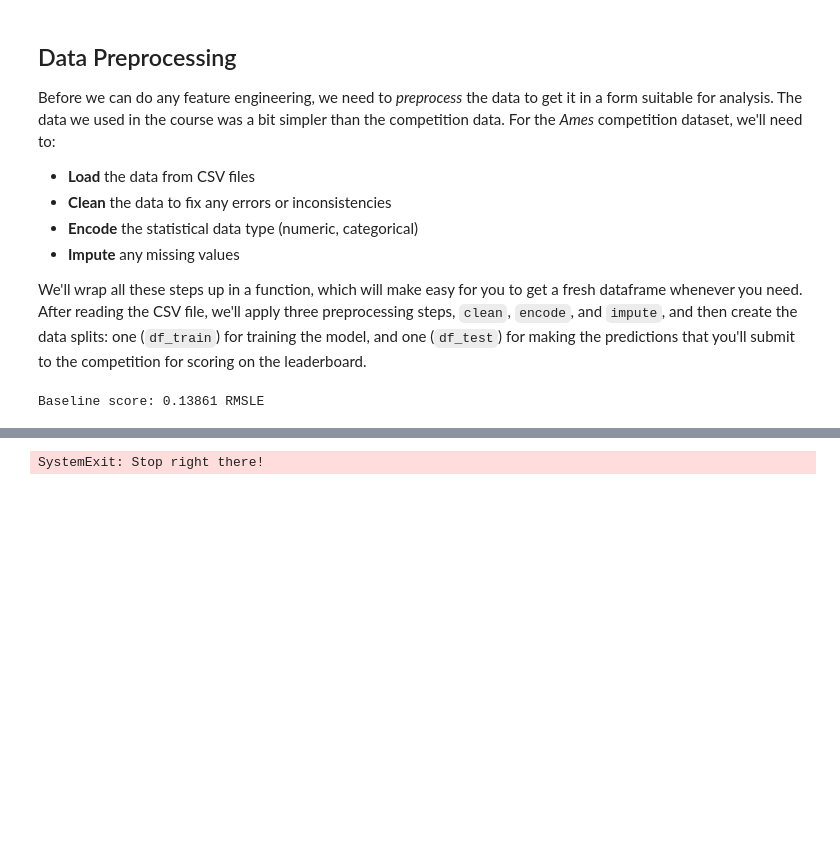
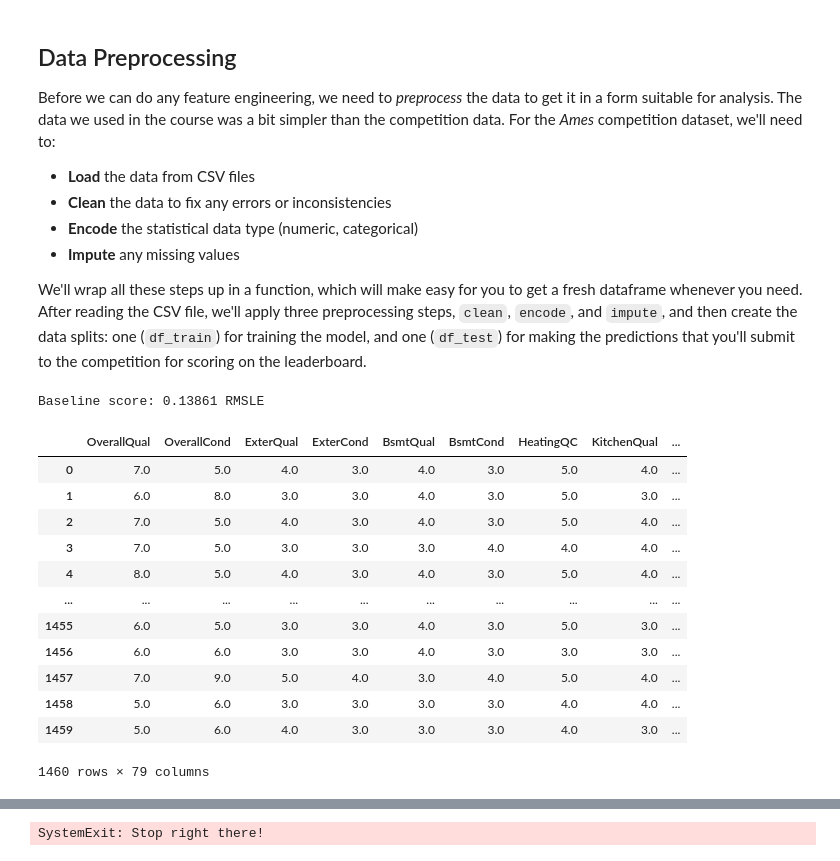
Before and after one commit to jamiepratt/kaggle_competitions, a Jupyter notebook: house-prices-advanced-regression-techniques/feature-engineering-for-house-prices.ipynb, the cells around one changed output, grey strips where cells are left out. Cells and saved outputs as stored; diff of their text form; code cells hidden in the pictures; blank space fills up the shorter version.

Commit message:
refactored pipeline code

```diff
--- a/house-prices-advanced-regression-techniques/feature-engineering-for-house-prices.ipynb
+++ b/house-prices-advanced-regression-techniques/feature-engineering-for-house-prices.ipynb
@@ -191,3 +188,22 @@ baseline_score = score_dataset(X_train, y_train)
 print(f"Baseline score: {baseline_score:.5f} RMSLE")
 # %% [output]
 Baseline score: 0.13861 RMSLE
+# %%
+p=Pipeline(preprocess_pipeline_steps())
+
+X_train = p.fit_transform(X_train, y_train)
+X_train
+# %% [output]
+|  | OverallQual | OverallCond | ExterQual | ExterCond | BsmtQual | BsmtCond | HeatingQC | KitchenQual | ... |
+| 0 | 7.0 | 5.0 | 4.0 | 3.0 | 4.0 | 3.0 | 5.0 | 4.0 | ... |
+| 1 | 6.0 | 8.0 | 3.0 | 3.0 | 4.0 | 3.0 | 5.0 | 3.0 | ... |
+| 2 | 7.0 | 5.0 | 4.0 | 3.0 | 4.0 | 3.0 | 5.0 | 4.0 | ... |
+| 3 | 7.0 | 5.0 | 3.0 | 3.0 | 3.0 | 4.0 | 4.0 | 4.0 | ... |
+| 4 | 8.0 | 5.0 | 4.0 | 3.0 | 4.0 | 3.0 | 5.0 | 4.0 | ... |
+| ... | ... | ... | ... | ... | ... | ... | ... | ... | ... |
+| 1455 | 6.0 | 5.0 | 3.0 | 3.0 | 4.0 | 3.0 | 5.0 | 3.0 | ... |
+| 1456 | 6.0 | 6.0 | 3.0 | 3.0 | 4.0 | 3.0 | 3.0 | 3.0 | ... |
+| 1457 | 7.0 | 9.0 | 5.0 | 4.0 | 3.0 | 4.0 | 5.0 | 4.0 | ... |
+| 1458 | 5.0 | 6.0 | 3.0 | 3.0 | 3.0 | 3.0 | 4.0 | 4.0 | ... |
+| 1459 | 5.0 | 6.0 | 4.0 | 3.0 | 3.0 | 3.0 | 4.0 | 3.0 | ... |
+1460 rows × 79 columns
```
Also changed, not shown: parts of 2 cells of this notebook.
